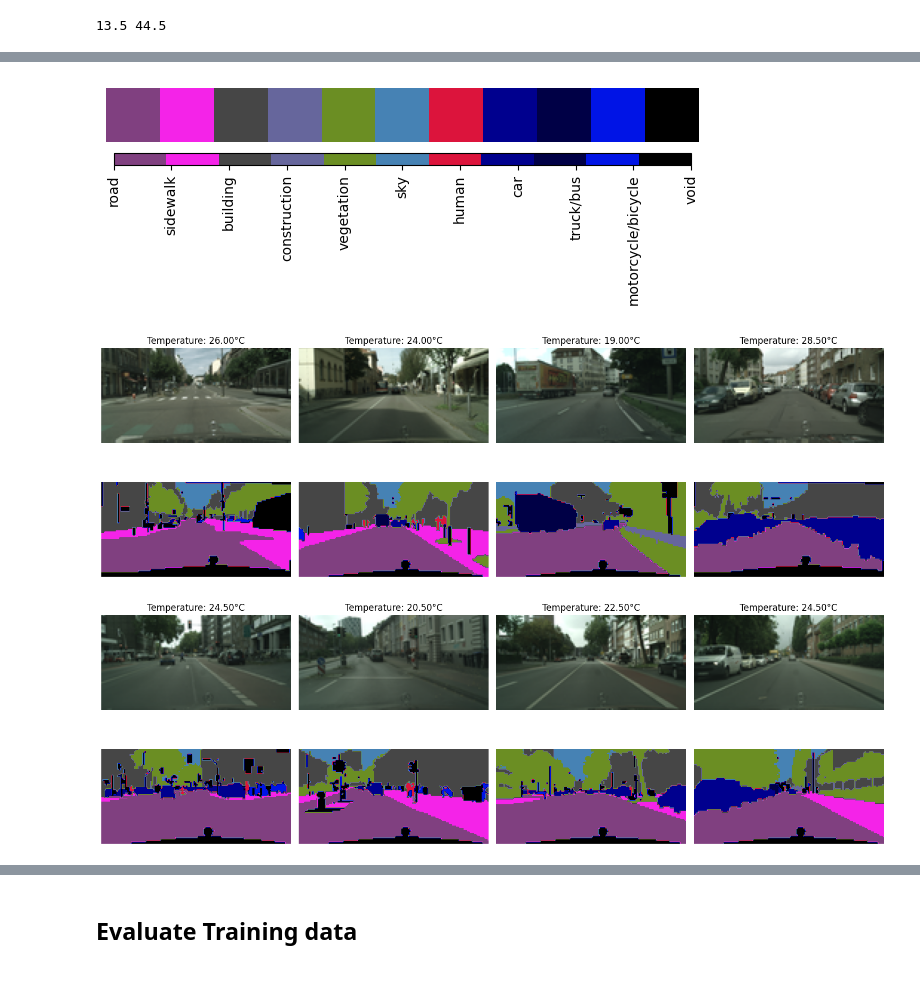
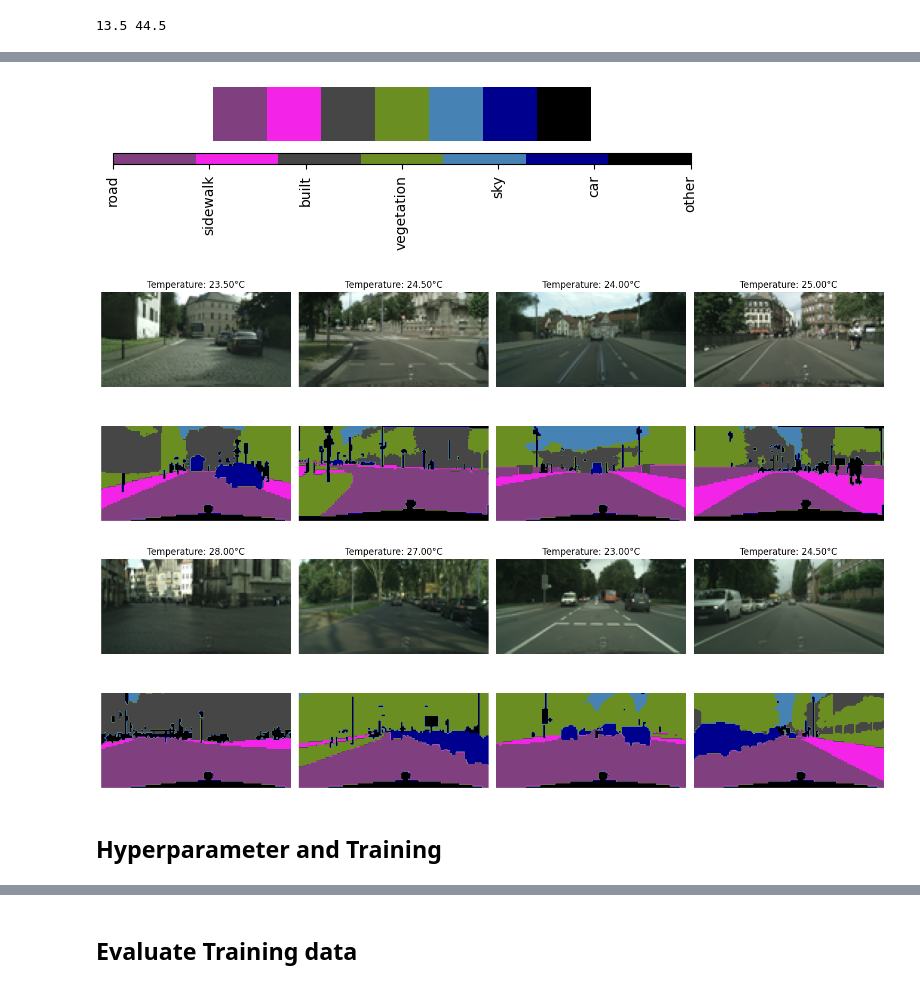
Before and after one commit to matzefit/Streetview-Image-Decoding, a Jupyter notebook: UNET-test.ipynb, the cells around one changed output, grey strips where cells are left out. Cells and saved outputs as stored; diff of their text form; code cells hidden in the pictures.

Commit message:
finished training

```diff
--- a/UNET-test.ipynb
+++ b/UNET-test.ipynb
@@ -88,28 +87,32 @@ Total: 11
 # %%
 classes = [
             'road',
            'sidewalk',
-           'building',
-           'construction',
+           'built',
+          #  'construction',
          #   'object',
            'vegetation',
         #    'terrain',
            'sky',
-           'human',
+         #   'human',
            'car',
-           'truck/bus',
-           'motorcycle/bicycle' ,
-           'void']
+         #   'truck/bus',
+          #  'motorcycle/bicycle' ,
+           'other']
 
 plot_class_colors(classes, cityscapes_cmap)
 # %% [output]
-[figure, old version]
+[figure, new version]
 # %%
-plot_samples(train_loader, unnormalize= True, mean = mean , std = std, temp_scale=(temp_min, temp_max))
+plot_samples(train_loader, unnormalize= True, mean = mean , std = std,
+            #  temp_scale=(temp_min, temp_max)
+             )
 # %% [output]
-[figure, old version]
+[figure, new version]
 # %%
-plot_samples(val_loader, unnormalize= True, mean = mean , std = std, temp_scale=(temp_min, temp_max))
+plot_samples(val_loader, unnormalize= True, mean = mean , std = std,
+            #  temp_scale=(temp_min, temp_max)
+             )
 # %% [output]
-[figure, old version]
+[figure, new version]
 # %%
@@ -169,3 +193,5 @@ class ResidualUNet(nn.Module):
 
         return mask, temp
+# %% [markdown]
+## Hyperparameter and Training
 # %%
```
Also changed, not shown: parts of 15 cells of this notebook, 2 other files.
